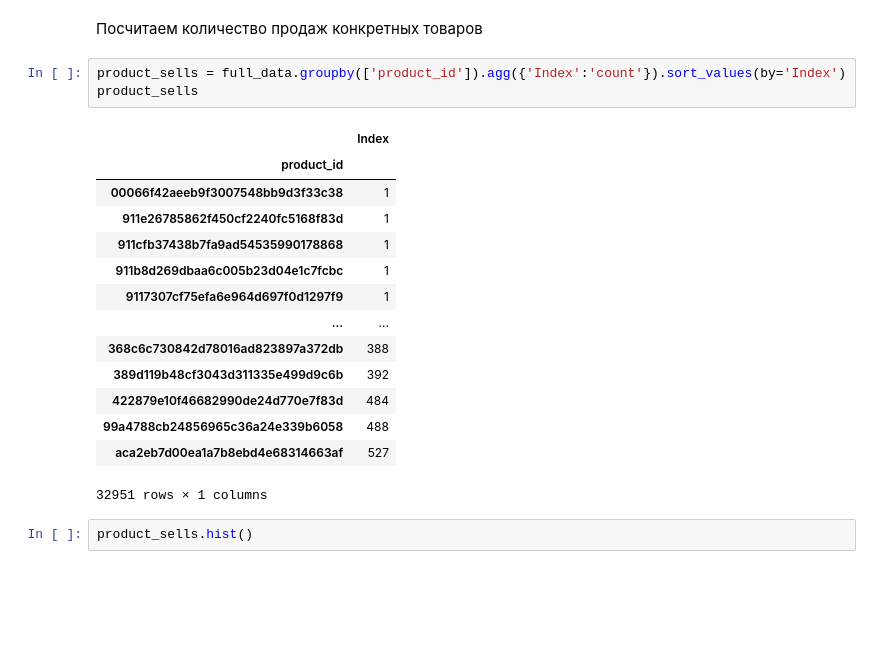
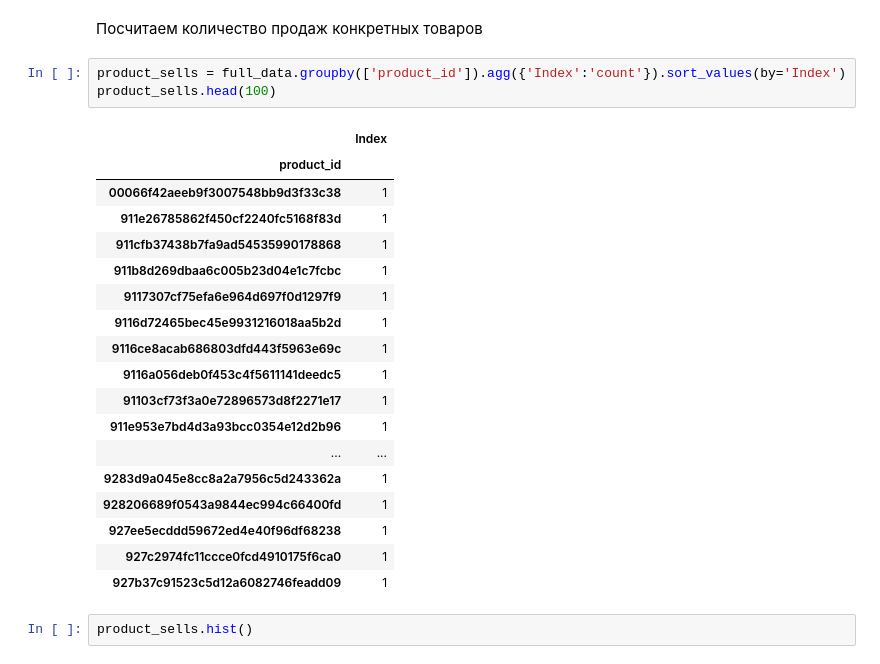
Before and after one commit to strateg17/SMART_DS_Academy_Prod1, a Jupyter notebook: Task_1/Task1_TimeSeries.ipynb, the cells around one changed output. Drawn from its saved outputs; the diff is of its cells as text; blank space fills up the shorter version.

```diff
--- a/Task_1/Task1_TimeSeries.ipynb
+++ b/Task_1/Task1_TimeSeries.ipynb
@@ -255,22 +256,26 @@ full_data
 Посчитаем количество продаж конкретных товаров
 # %%
 product_sells = full_data.groupby(['product_id']).agg({'Index':'count'}).sort_values(by='Index')
-product_sells
+product_sells.head(100)
 # %% [output]
 |  | Index |
 | product_id |  |
 | 00066f42aeeb9f3007548bb9d3f33c38 | 1 |
 | 911e26785862f450cf2240fc5168f83d | 1 |
 | 911cfb37438b7fa9ad54535990178868 | 1 |
 | 911b8d269dbaa6c005b23d04e1c7fcbc | 1 |
 | 9117307cf75efa6e964d697f0d1297f9 | 1 |
+| 9116d72465bec45e9931216018aa5b2d | 1 |
+| 9116ce8acab686803dfd443f5963e69c | 1 |
+| 9116a056deb0f453c4f5611141deedc5 | 1 |
+| 91103cf73f3a0e72896573d8f2271e17 | 1 |
+| 911e953e7bd4d3a93bcc0354e12d2b96 | 1 |
 | ... | ... |
-| 368c6c730842d78016ad823897a372db | 388 |
-| 389d119b48cf3043d311335e499d9c6b | 392 |
-| 422879e10f46682990de24d770e7f83d | 484 |
-| 99a4788cb24856965c36a24e339b6058 | 488 |
-| aca2eb7d00ea1a7b8ebd4e68314663af | 527 |
+| 9283d9a045e8cc8a2a7956c5d243362a | 1 |
+| 928206689f0543a9844ec994c66400fd | 1 |
+| 927ee5ecddd59672ed4e40f96df68238 | 1 |
+| 927c2974fc11ccce0fcd4910175f6ca0 | 1 |
+| 927b37c91523c5d12a6082746feadd09 | 1 |
-32951 rows × 1 columns
 # %%
 product_sells.hist()
 # %% [output]
```
Also changed, not shown: parts of 34 cells of this notebook.
